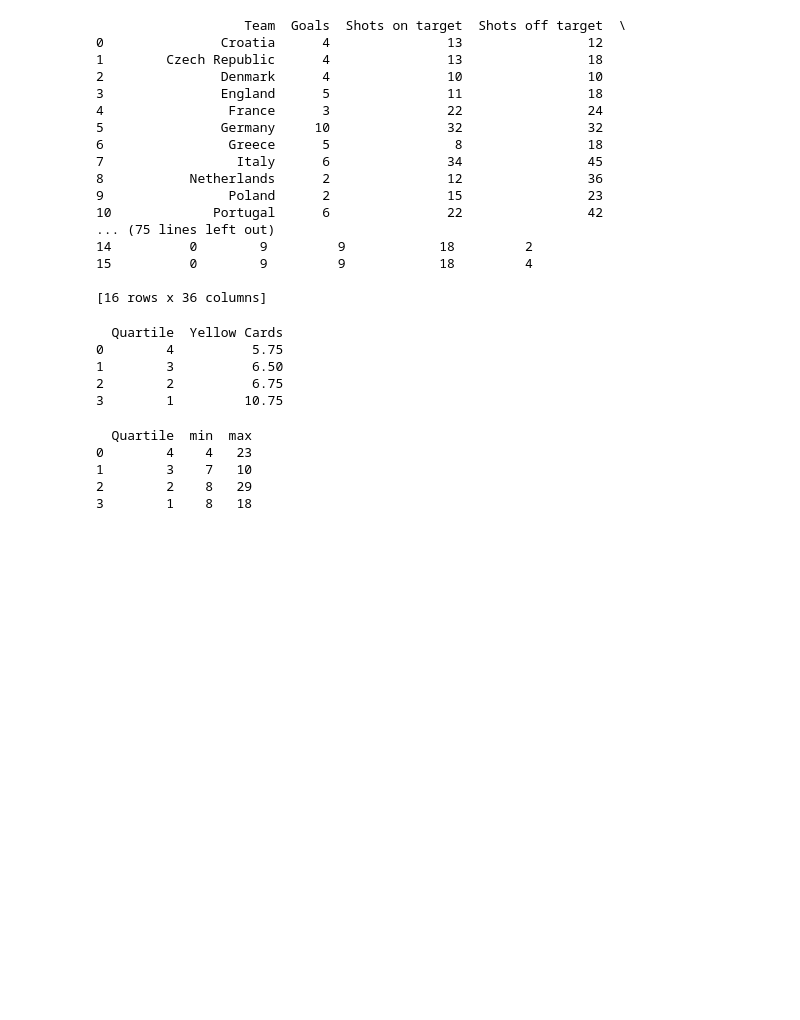
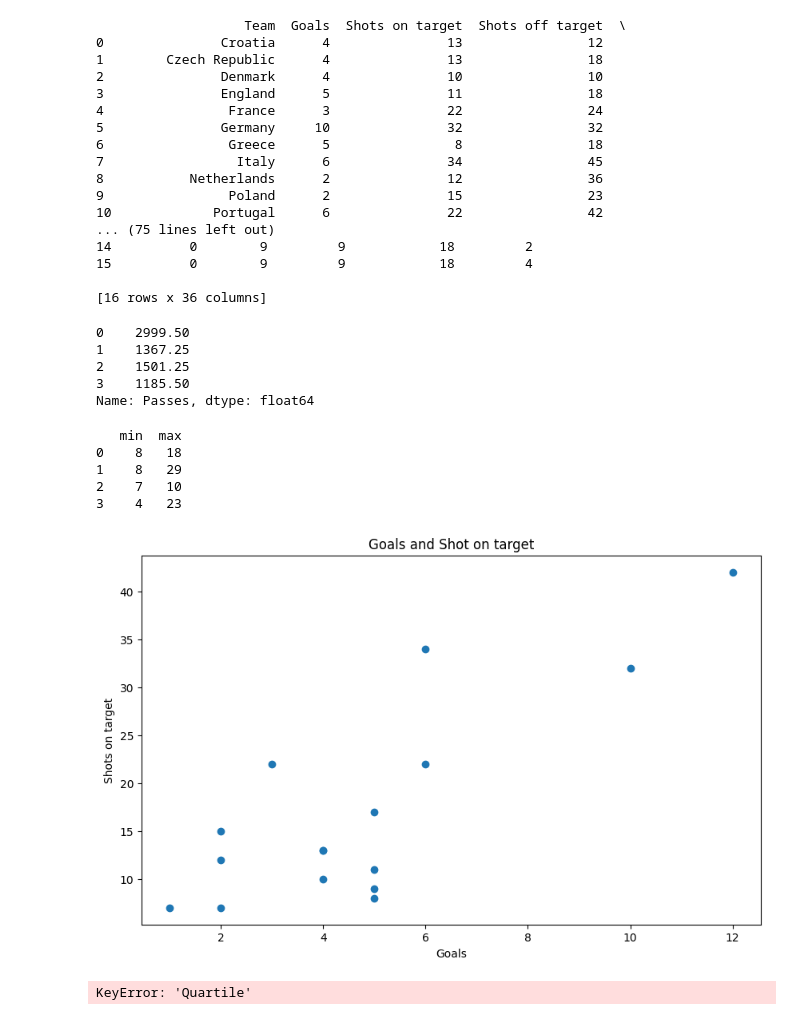
Before and after one commit to szabobalazs99/ECOPY_23241, a Jupyter notebook: notebooks/WeeklyTest4.ipynb, the cells around one changed output. Saved outputs shown, nothing was run; the diff lists cells and outputs as text; code cells hidden in the pictures; blank space fills up the shorter version.

```diff
--- a/notebooks/WeeklyTest4.ipynb
+++ b/notebooks/WeeklyTest4.ipynb
@@ -297,21 +291,21 @@ return type: pandas.core.frame.DataFrame
 """
 # %%
 def average_yellow_in_quartiles(input_df):
-    df_with_averages = input_df.copy()
+    copy_df = input_df.copy()
+    avg_yellow_in_quartiles = copy_df.groupby('Quartile')['Passes'].mean().reset_index()
+    avg_yellow_in_quartiles.drop('Quartile', axis='columns')
 
-    quartile_averages = df_with_averages.groupby('Quartile')['Yellow Cards'].mean().reset_index()
+    return avg_yellow_in_quartiles['Passes']
 
-    return quartile_averages
-
-euro12_with_quartile = generate_quartile(euro12)
+euro12_with_quartile = generate_quarters(euro12)
 average_yellow_by_quartile = average_yellow_in_quartiles(euro12_with_quartile)
 print(average_yellow_by_quartile)
 # %% [output]
-  Quartile  Yellow Cards
-0        4          5.75
-1        3          6.50
-2        2          6.75
-3        1         10.75
+0    2999.50
+1    1367.25
+2    1501.25
+3    1185.50
+Name: Passes, dtype: float64
 # %%
 """
 13., Készíts egy függvényt ami minden kvartilis esetén visszadja a blokkok (Blocks) minimális és maximális értékét.
@@ -322,19 +316,18 @@ return type: pandas.core.frame.DataFrame
 """
 # %%
 def minmax_block_in_quartile(input_df):
-    quartile_minmax_blocks = input_df.groupby('Quartile')['Blocks'].agg(['min', 'max']).reset_index()
+    copy_df = input_df.copy()
+    return copy_df.groupby('Quartile')['Blocks'].agg(['min', 'max']).reset_index(drop=True)
 
-    return quartile_minmax_blocks
-
-euro12_with_quartile = generate_quartile(euro12)
+euro12_with_quartile = generate_quarters(euro12)
 minmax_blocks_by_quartile = minmax_block_in_quartile(euro12_with_quartile)
 print(minmax_blocks_by_quartile)
 # %% [output]
-  Quartile  min  max
-0        4    4   23
-1        3    7   10
-2        2    8   29
-3        1    8   18
+   min  max
+0    8   18
+1    8   29
+2    7   10
+3    4   23
 # %%
 """
 14., Készíts egy függvényt, ami scatter_plot-on ábrázolja a gólok és a kaput ért találatok kapcsolatát.
@@ -351,24 +344,21 @@ return type: matplotlib.figure.Figure
 # %%
 import matplotlib.pyplot as plt
 
 def scatter_goals_shots(input_df):
-    # Kiválasztjuk az "Goals" és "Shots on target" oszlopokat
-    goals = input_df['Goals']
-    shots_on_target = input_df['Shots on target']
+    fig, ax = plt.subplots(figsize=(10, 6))
+    ax.scatter(input_df['Goals'], input_df['Shots on target'])
 
-    # Elkészítjük a scatter plot-ot
-    plt.figure(figsize=(8, 6))
-    plt.scatter(goals, shots_on_target, alpha=0.7, c='b', edgecolors='k')
-    plt.title('Goals and Shot on target')
-    plt.xlabel('Goals')
-    plt.ylabel('Shots on target')
+    ax.set_title('Goals and Shot on target')
+    ax.set_xlabel('Goals')
+    ax.set_ylabel('Shots on target')
 
-    # Visszaadjuk a plot-ot (figure objektum)
-    return plt.gcf()
+    return fig
 
 # Példaként használjuk az 'euro12' DataFrame-t
 scatter_plot = scatter_goals_shots(euro12)
 plt.show()
+# %% [output]
+[figure, added]
 # %%
 """
 15., Készíts egy függvényt, ami scatter_plot-on ábrázolja a gólok és a kaput ért találatok kapcsolatát. A különböző kvartiliseket különböző színek jelöljék. A színek mellett jelenjen meg jelmagyarázat.
@@ -402,8 +392,10 @@ return type: matplotlib.figure.Figure
 
     return fig
 # %%
-fig = scatter_goals_shots_by_quartile(quartile_df)
+fig = scatter_goals_shots_by_quartile(euro12)
 fig.show()
+# %% [output]
+KeyError: 'Quartile'
 # %%
 """
 16. Készíts egy függvényt, ami létrehoz egy listát, benne number_of_trajectories db listával. A belső listák létrehozásának logikája a következő:
```
Also changed, not shown: parts of 7 cells of this notebook, 1 other file.
